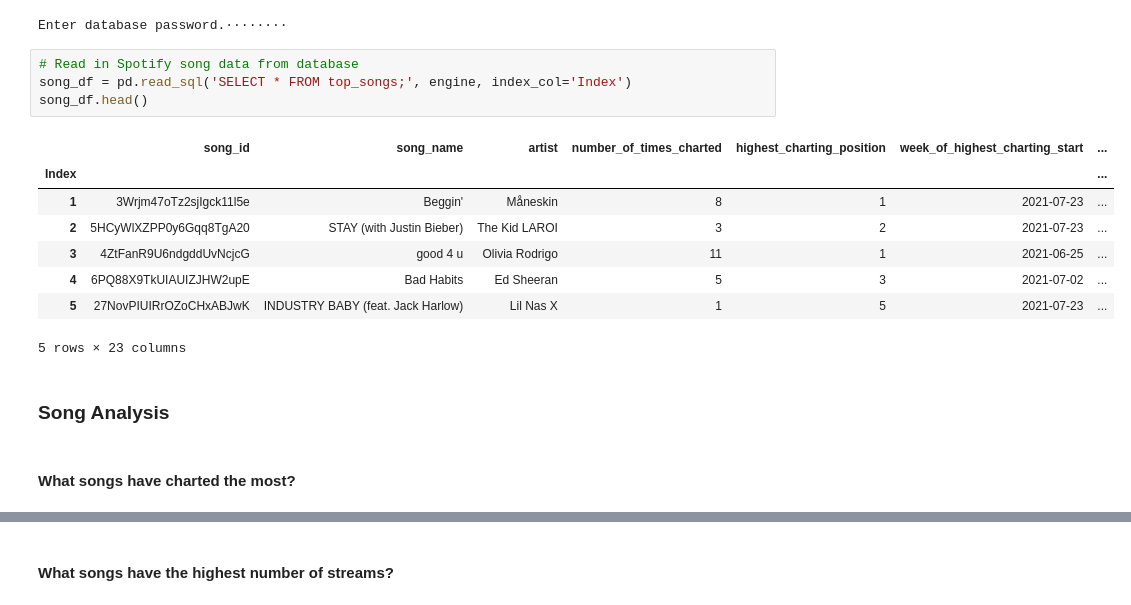
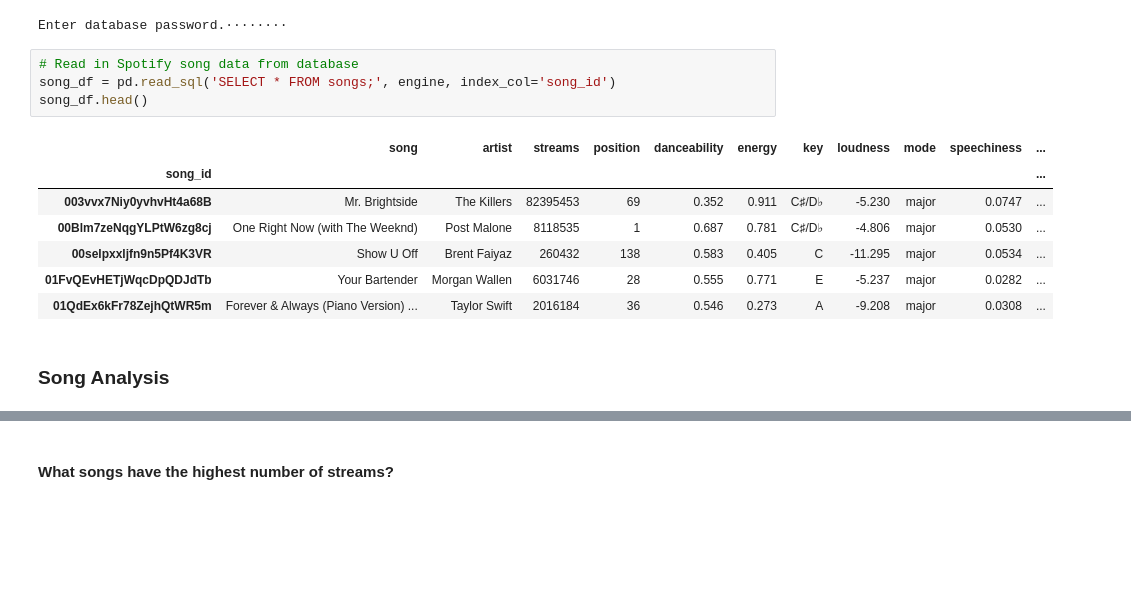
Before and after one commit to aseo67/Top_Songs_Analysis, a Jupyter notebook: TopSongsAnalysis_Exploratory.ipynb, the cells around one changed output, grey strips where cells are left out. Drawn from its saved outputs; the diff is of its cells as text; blank space fills up the shorter version.

```diff
--- a/TopSongsAnalysis_Exploratory.ipynb
+++ b/TopSongsAnalysis_Exploratory.ipynb
@@ -21,18 +21,15 @@ engine = create_engine(f'postgresql://postgres:{password}@localhost:5432/project
 Enter database password.········
 # %%
 # Read in Spotify song data from database
-song_df = pd.read_sql('SELECT * FROM top_songs;', engine, index_col='Index')
+song_df = pd.read_sql('SELECT * FROM songs;', engine, index_col='song_id')
 song_df.head()
 # %% [output]
-|  | song_id | song_name | artist | number_of_times_charted | highest_charting_position | week_of_highest_charting_start | ... |
-| Index |  |  |  |  |  |  | ... |
-| 1 | 3Wrjm47oTz2sjIgck11l5e | Beggin' | Måneskin | 8 | 1 | 2021-07-23 | ... |
-| 2 | 5HCyWlXZPP0y6Gqq8TgA20 | STAY (with Justin Bieber) | The Kid LAROI | 3 | 2 | 2021-07-23 | ... |
-| 3 | 4ZtFanR9U6ndgddUvNcjcG | good 4 u | Olivia Rodrigo | 11 | 1 | 2021-06-25 | ... |
-| 4 | 6PQ88X9TkUIAUIZJHW2upE | Bad Habits | Ed Sheeran | 5 | 3 | 2021-07-02 | ... |
-| 5 | 27NovPIUIRrOZoCHxABJwK | INDUSTRY BABY (feat. Jack Harlow) | Lil Nas X | 1 | 5 | 2021-07-23 | ... |
+|  | song | artist | streams | position | danceability | energy | key | loudness | mode | speechiness | ... |
+| song_id |  |  |  |  |  |  |  |  |  |  | ... |
+| 003vvx7Niy0yvhvHt4a68B | Mr. Brightside | The Killers | 82395453 | 69 | 0.352 | 0.911 | C♯/D♭ | -5.230 | major | 0.0747 | ... |
+| 00Blm7zeNqgYLPtW6zg8cj | One Right Now (with The Weeknd) | Post Malone | 8118535 | 1 | 0.687 | 0.781 | C♯/D♭ | -4.806 | major | 0.0530 | ... |
+| 00selpxxljfn9n5Pf4K3VR | Show U Off | Brent Faiyaz | 260432 | 138 | 0.583 | 0.405 | C | -11.295 | major | 0.0534 | ... |
+| 01FvQEvHETjWqcDpQDJdTb | Your Bartender | Morgan Wallen | 6031746 | 28 | 0.555 | 0.771 | E | -5.237 | major | 0.0282 | ... |
+| 01QdEx6kFr78ZejhQtWR5m | Forever & Always (Piano Version) ... | Taylor Swift | 2016184 | 36 | 0.546 | 0.273 | A | -9.208 | major | 0.0308 | ... |
-5 rows × 23 columns
 # %% [markdown]
 ### Song Analysis
-# %% [markdown]
-#### What songs have charted the most?
```
Also changed, not shown: parts of 26 cells of this notebook.
